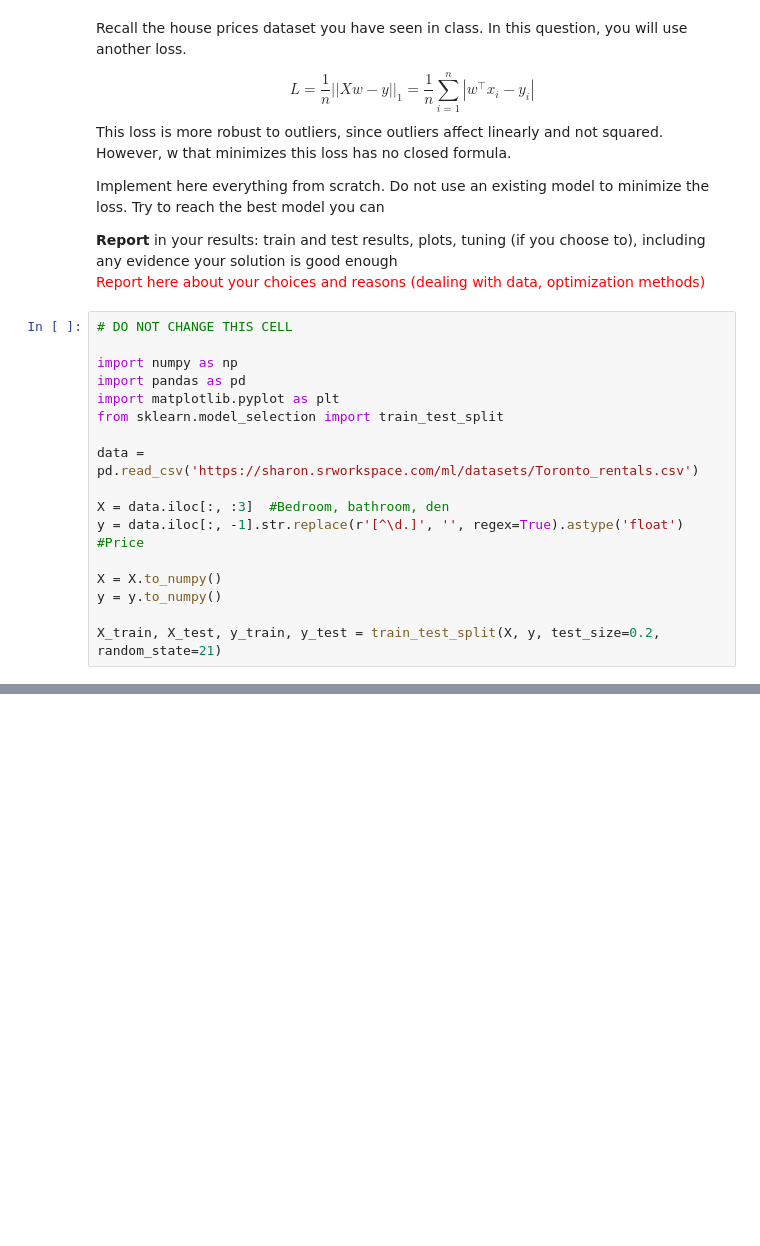
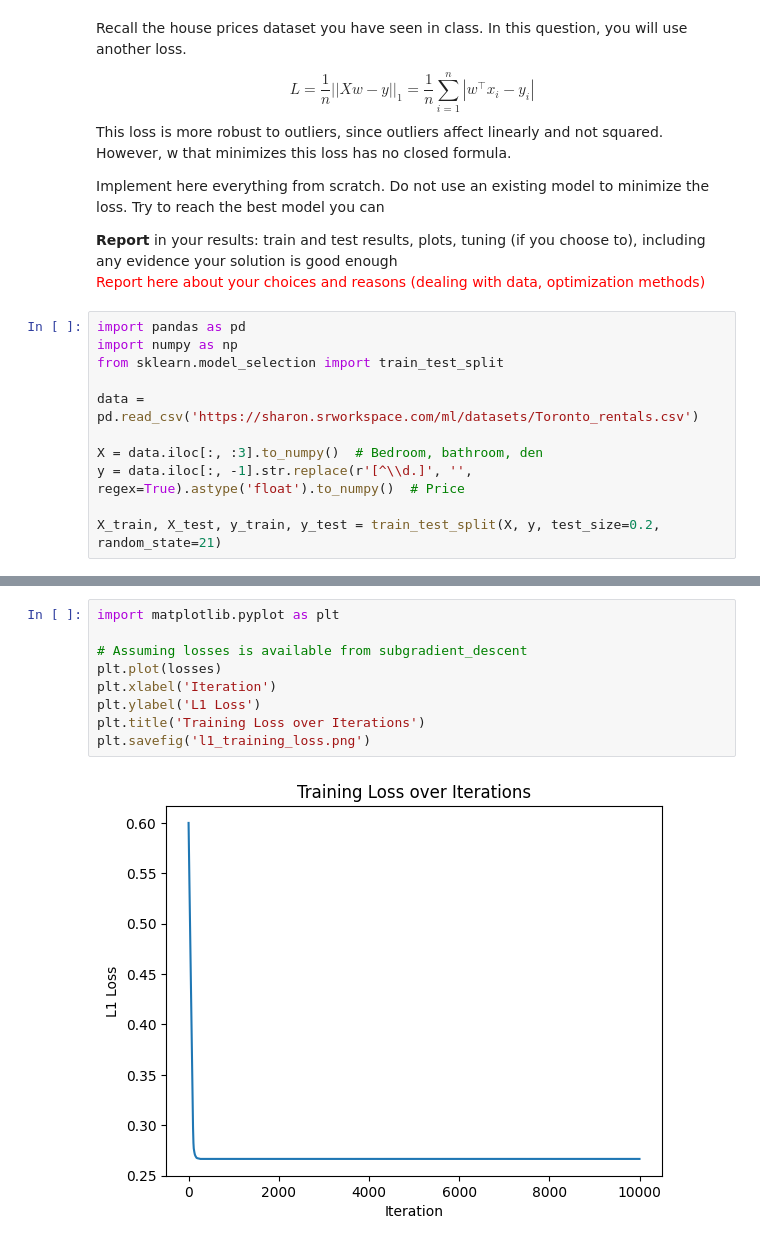
Before and after one commit to MahmoudAbade/ML-HW, a Jupyter notebook: HW2.ipynb, the cells around one changed output, grey strips where cells are left out. Drawn from its saved outputs; the diff is of its cells as text; blank space fills up the shorter version.

```diff
--- a/HW2.ipynb
+++ b/HW2.ipynb
@@ -539,19 +594,13 @@ Implement here everything from scratch. Do not use an existing model to minimize
 **Report** in your results: train and test results, plots, tuning (if you choose to), including any evidence your solution is good enough <br/>
 <font color='red'>Report here about your choices and reasons (dealing with data, optimization methods)</font>
 # %%
-# DO NOT CHANGE THIS CELL
-
+import pandas as pd
 import numpy as np
-import pandas as pd
-import matplotlib.pyplot as plt
 from sklearn.model_selection import train_test_split
 
 data = pd.read_csv('https://sharon.srworkspace.com/ml/datasets/Toronto_rentals.csv')
 
-X = data.iloc[:, :3]  #Bedroom, bathroom, den
-y = data.iloc[:, -1].str.replace(r'[^\d.]', '', regex=True).astype('float') #Price
-
-X = X.to_numpy()
-y = y.to_numpy()
+X = data.iloc[:, :3].to_numpy()  # Bedroom, bathroom, den
+y = data.iloc[:, -1].str.replace(r'[^\\d.]', '', regex=True).astype('float').to_numpy()  # Price
 
 X_train, X_test, y_train, y_test = train_test_split(X, y, test_size=0.2, random_state=21)
@@ -559,0 +657,11 @@ X_train, X_test, y_train, y_test = train_test_split(X, y, test_size=0.2, random_
+# %%
+import matplotlib.pyplot as plt
+
+# Assuming losses is available from subgradient_descent
+plt.plot(losses)
+plt.xlabel('Iteration')
+plt.ylabel('L1 Loss')
+plt.title('Training Loss over Iterations')
+plt.savefig('l1_training_loss.png')
+# %% [output]
+[figure, added]
```
Also changed, not shown: parts of 13 cells of this notebook, 2 other files.
